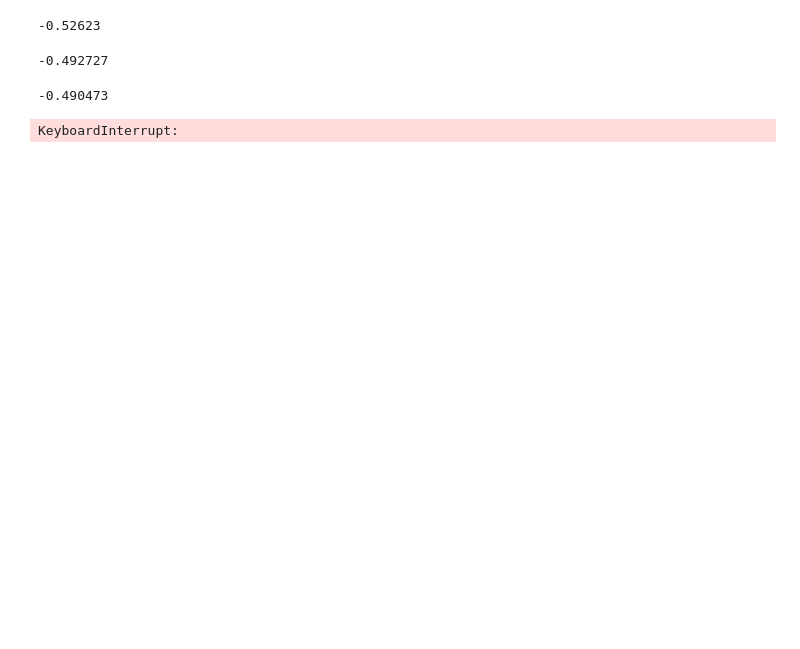
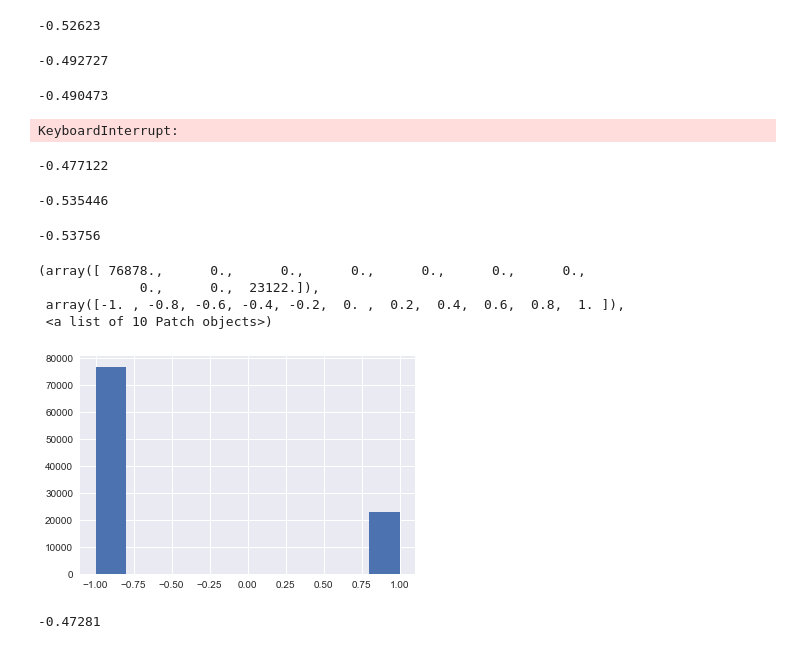
Before and after one commit to andrewadelson92/blackjack, a Jupyter notebook: Monte_carlo.ipynb, the cells around one changed output. Drawn from its saved outputs; the diff is of its cells as text; code cells hidden in the pictures; blank space fills up the shorter version.

```diff
--- a/Monte_carlo.ipynb
+++ b/Monte_carlo.ipynb
@@ -12,6 +12,8 @@ def make_deck(y):
         #if i is a facecard, replace these values with 10. Aces are only 11, but I deal with that later.
         if deck[i] in [12,13,14]:
             deck[i] = 10
+        if deck[i]==11:
+            deck[i]=1
     np.random.shuffle(deck)
     return deck
 # %%
@@ -86,0 +85,32 @@ monte(1000000,21,6)
+# %%
+def simulation2(x,y):
+    #this simulations a hand. x is whether to stand or to hit. 1 represents hit, 0 represents stand
+    #y is the number of decks
+    deck = make_deck(y)
+    #initialize my total at 7,7 =14
+    my_score = 14
+    ##if the decision is to hit, add the value of that card to my_score and remove the card
+    if x:
+        my_score+=deck[0]
+        deck = np.delete(deck,[0])
+    #if we bust, we lose. No reason to consider the dealer's action
+        if my_score>21:
+            return -1
+    else:
+        dealer_score=10
+
+        ##while the card that is at the top is an ace, shuffle the deck so it is not ace. This is because
+        ##we know that the dealer is not dealt a blackjack
+        while deck[0]==1:
+            np.random.shuffle(deck)
+        while (dealer_score<17):
+            dealer_score+=deck[0]
+            deck = np.delete(deck,[0])
+        if dealer_score>21:
+            return 1
+        elif dealer_score>my_score:
+            return -1
+        elif my_score>dealer_score:
+            return 1
+        else:
+            return 0
@@ -86,0 +125,8 @@ monte(1000000,21,6)
+# %%
+monte2(1000000,1,6)
+# %% [output]
+-0.477122
+# %%
+monte2(1000000,0,6)
+# %% [output]
+-0.535446
@@ -86,0 +137,23 @@ monte(1000000,21,6)
+# %%
+def make_distribution(n,x,y):
+    arr = []
+    for i in range(n):
+        arr.append(simulation2(x,y))
+    print float(sum(arr))/len(arr)
+    return arr
+# %%
+x = make_distribution(100000,0,6)
+# %% [output]
+-0.53756
+# %%
+plt.hist(x)
+# %% [output]
+(array([ 76878.,      0.,      0.,      0.,      0.,      0.,      0.,
+             0.,      0.,  23122.]),
+ array([-1. , -0.8, -0.6, -0.4, -0.2,  0. ,  0.2,  0.4,  0.6,  0.8,  1. ]),
+ <a list of 10 Patch objects>)
+[figure, added]
+# %%
+x = make_distribution(100000,1,6)
+# %% [output]
+-0.47281
```
Also changed, not shown: parts of 24 cells of this notebook.
